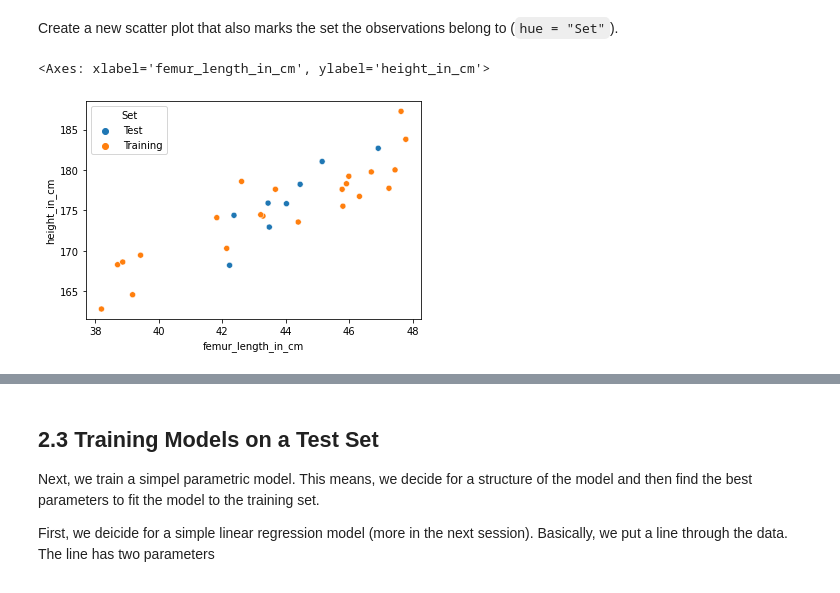
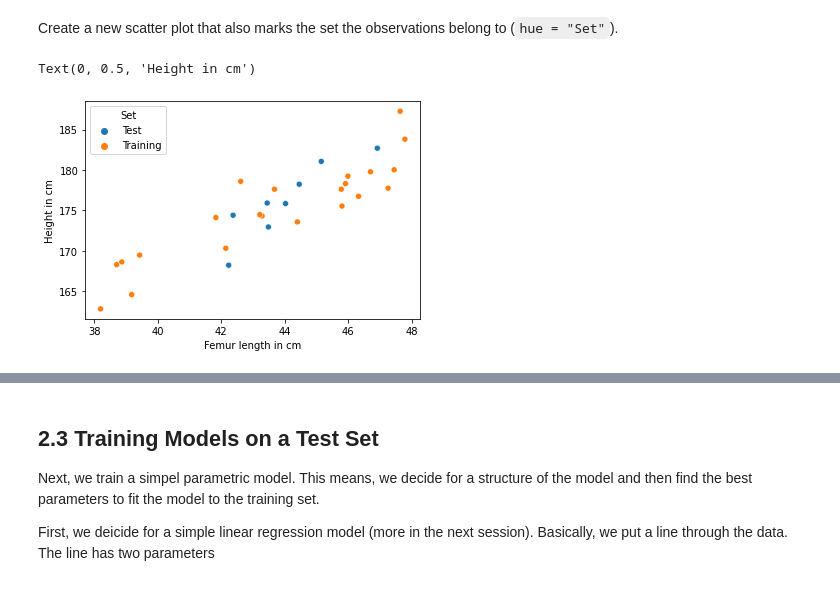
Before and after one commit to jhumci/BLT_BDS, a Jupyter notebook: 2_Data_Science.ipynb, the cells around one changed output, grey strips where cells are left out. Cells and saved outputs as stored; diff of their text form; code cells hidden in the pictures.

```diff
--- a/2_Data_Science.ipynb
+++ b/2_Data_Science.ipynb
@@ -154,11 +161,13 @@ Create a new scatter plot that also marks the set the observations belong to (``
 # %%
 # Plot that shows what observation belongs to training and test set
 import seaborn as sns
 
-sns.scatterplot(data=data, x="femur_length_in_cm", y="height_in_cm", hue="Set")
+fig1 = sns.scatterplot(data=data, x="femur_length_in_cm", y="height_in_cm", hue="Set")
+fig1.set_xlabel("Femur length in cm")
+fig1.set_ylabel("Height in cm")
 # %% [output]
-<Axes: xlabel='femur_length_in_cm', ylabel='height_in_cm'>
+Text(0, 0.5, 'Height in cm')
-[figure, old version]
+[figure, new version]
 # %% [markdown]
 # 🏁 Recap
 
```
Also changed, not shown: parts of 13 cells of this notebook, 1 other file.
